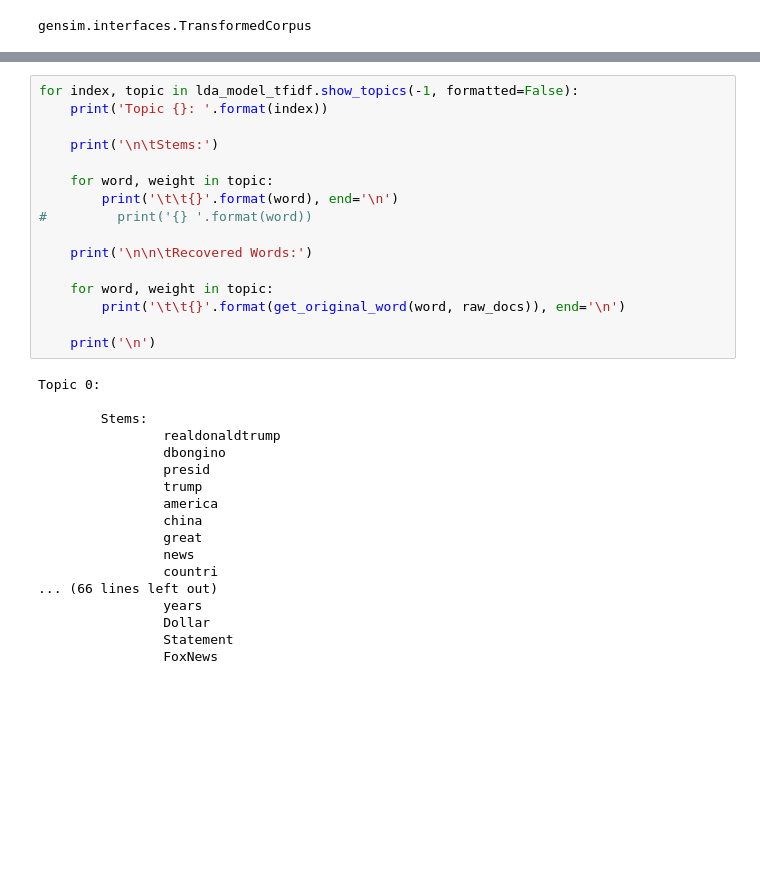
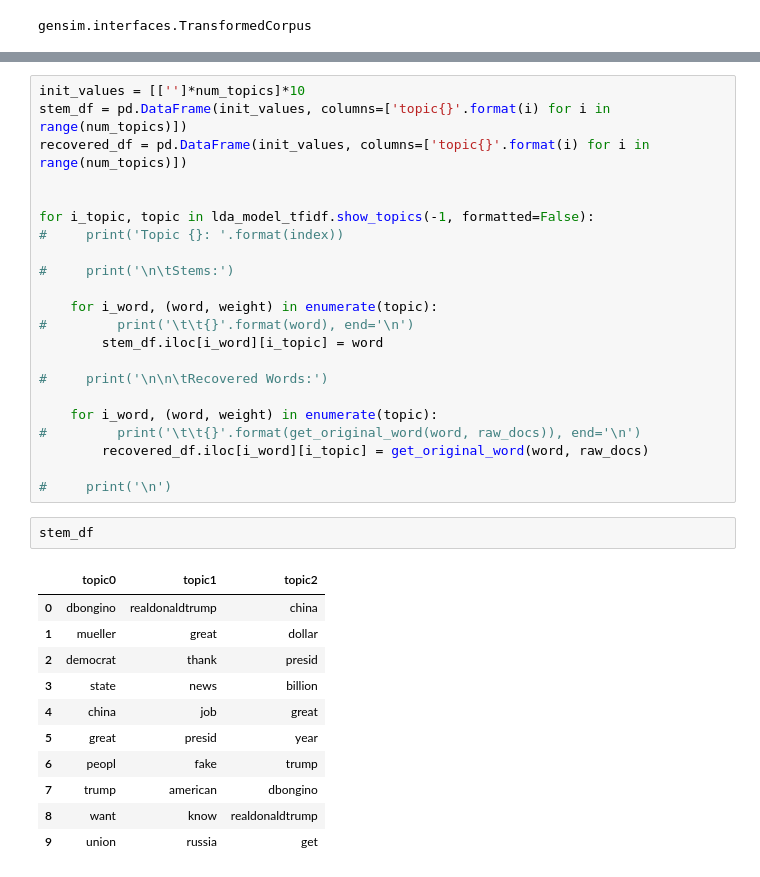
Before and after one commit to Brandon-HY-Lin/topic_modeling, a Jupyter notebook: lda_twitter.ipynb, the cells around one changed output, grey strips where cells are left out. Saved outputs shown, nothing was run; the diff lists cells and outputs as text; blank space fills up the shorter version.

```diff
--- a/lda_twitter.ipynb
+++ b/lda_twitter.ipynb
@@ -210,34 +215,36 @@ Index 2: topic= 0.004*"great" + 0.003*"china" + 0.003*"trump" + 0.003*"time" + 0
 # %%
-for index, topic in lda_model_tfidf.show_topics(-1, formatted=False):
-    print('Topic {}: '.format(index))
+init_values = [['']*num_topics]*10
+stem_df = pd.DataFrame(init_values, columns=['topic{}'.format(i) for i in range(num_topics)])
+recovered_df = pd.DataFrame(init_values, columns=['topic{}'.format(i) for i in range(num_topics)])
 
-    print('\n\tStems:')
 
-    for word, weight in topic:
-        print('\t\t{}'.format(word), end='\n')
-#         print('{} '.format(word))
+for i_topic, topic in lda_model_tfidf.show_topics(-1, formatted=False):
+#     print('Topic {}: '.format(index))
 
-    print('\n\n\tRecovered Words:')
+#     print('\n\tStems:')
 
-    for word, weight in topic:
-        print('\t\t{}'.format(get_original_word(word, raw_docs)), end='\n')
+    for i_word, (word, weight) in enumerate(topic):
+#         print('\t\t{}'.format(word), end='\n')
+        stem_df.iloc[i_word][i_topic] = word
 
-    print('\n')
+#     print('\n\n\tRecovered Words:')
+
+    for i_word, (word, weight) in enumerate(topic):
+#         print('\t\t{}'.format(get_original_word(word, raw_docs)), end='\n')
+        recovered_df.iloc[i_word][i_topic] = get_original_word(word, raw_docs)
+
+#     print('\n')
-# %% [output]
-Topic 0:
-
-        Stems:
-                realdonaldtrump
-                dbongino
-                presid
-                trump
-                america
-                china
-                great
-                news
-                countri
-... (66 lines left out)
-                years
-                Dollar
-                Statement
-                FoxNews
+# %%
+stem_df
+# %% [output]
+|  | topic0 | topic1 | topic2 |
+| 0 | dbongino | realdonaldtrump | china |
+| 1 | mueller | great | dollar |
+| 2 | democrat | thank | presid |
+| 3 | state | news | billion |
+| 4 | china | job | great |
+| 5 | great | presid | year |
+| 6 | peopl | fake | trump |
+| 7 | trump | american | dbongino |
+| 8 | want | know | realdonaldtrump |
+| 9 | union | russia | get |
```
Also changed, not shown: parts of 9 cells of this notebook.
